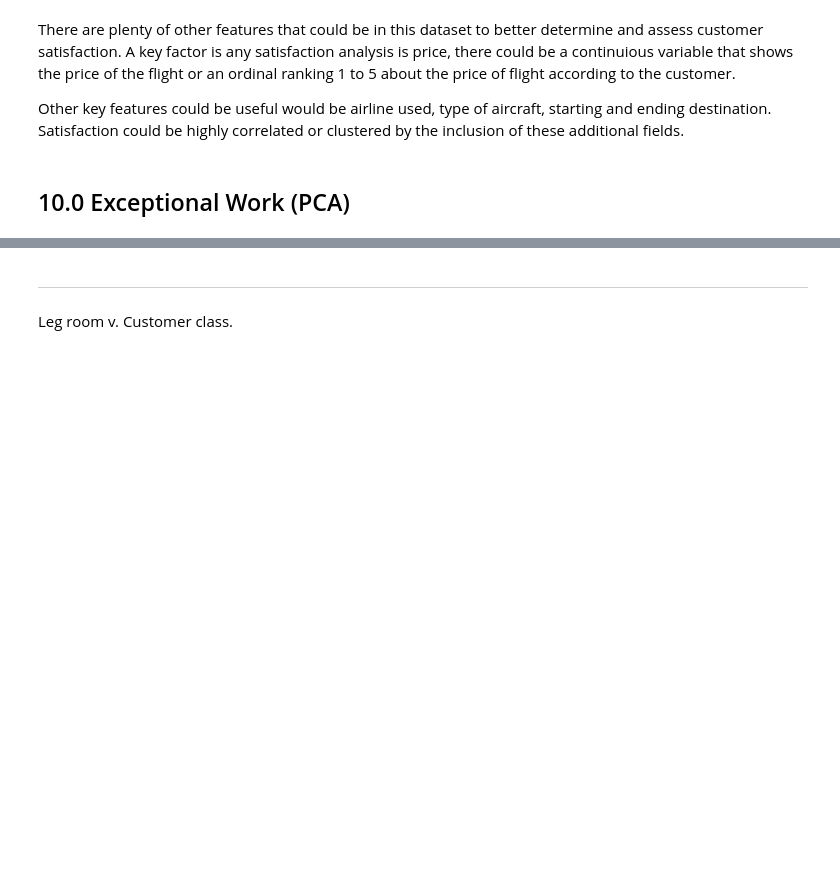
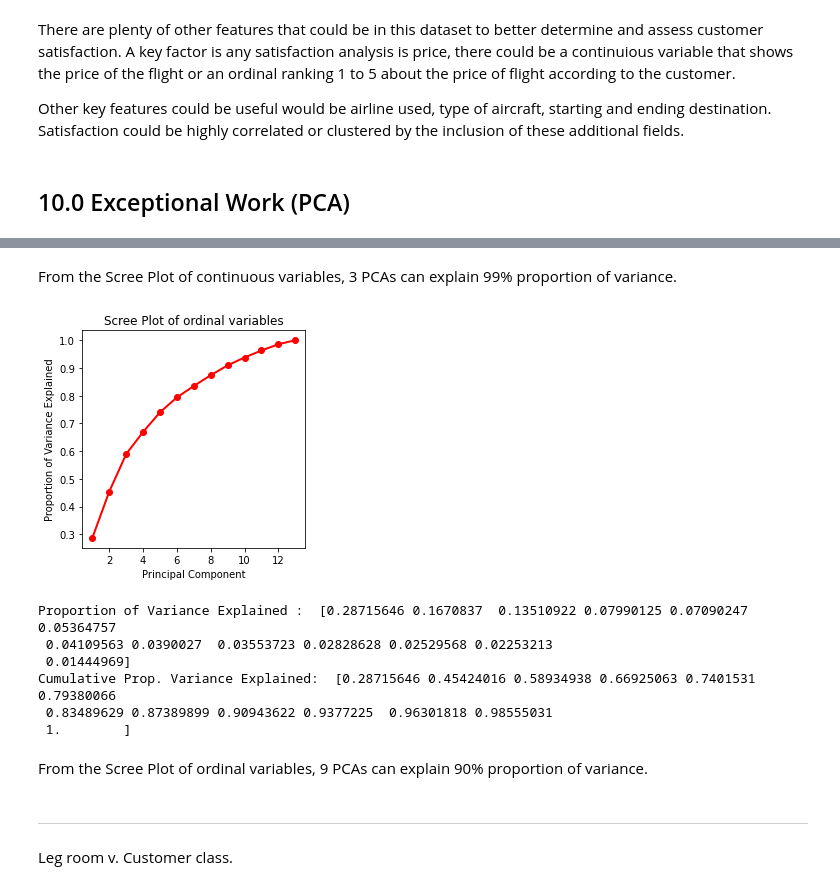
Before and after one commit to wangrenfeng0/Machine-Learning-I, a Jupyter notebook: Project 1_Monday.ipynb, the cells around one changed output, grey strips where cells are left out. Cells and saved outputs as stored; diff of their text form; code cells hidden in the pictures; blank space fills up the shorter version.

```diff
--- a/Project 1_Monday.ipynb
+++ b/Project 1_Monday.ipynb
@@ -391,0 +411,4 @@ Other key features could be useful would be airline used, type of aircraft, star
+# %%
+scaled_ord=airline_df_ord.copy()
+scaled_ord=pd.DataFrame(scaler.fit_transform(scaled_ord), columns=scaled_ord.columns)
+scaled_ord.head()
@@ -392,3 +483,28 @@ Other key features could be useful would be airline used, type of aircraft, star
+# %% [markdown]
+From the Scree Plot of continuous variables, 3 PCAs can explain 99% proportion of variance.
+# %%
+PC_values_ord = np.arange(pca_ord.n_components) + 1
+plt.figure(figsize=(4,4))
+
+plt.plot(PC_values_ord, pca_ord.explained_variance_ratio_.cumsum(), 'ro-', linewidth=2)
+plt.title('Scree Plot of ordinal variables')
+plt.xlabel('Principal Component')
+plt.ylabel('Proportion of Variance Explained')
+plt.show()
+print ("Proportion of Variance Explained : ", pca_ord.explained_variance_ratio_)
+
+out_sum_ord = np.cumsum(pca_ord.explained_variance_ratio_)
+print ("Cumulative Prop. Variance Explained: ", out_sum_ord)
+# %% [output]
+[figure, added]
+Proportion of Variance Explained :  [0.28715646 0.1670837  0.13510922 0.07990125 0.07090247 0.05364757
+ 0.04109563 0.0390027  0.03553723 0.02828628 0.02529568 0.02253213
+ 0.01444969]
+Cumulative Prop. Variance Explained:  [0.28715646 0.45424016 0.58934938 0.66925063 0.7401531  0.79380066
+ 0.83489629 0.87389899 0.90943622 0.9377225  0.96301818 0.98555031
+ 1.        ]
+# %% [markdown]
+From the Scree Plot of ordinal variables, 9 PCAs can explain 90% proportion of variance.
 # %% [markdown]
 ----
 
```
Also changed, not shown: parts of 11 cells of this notebook.
